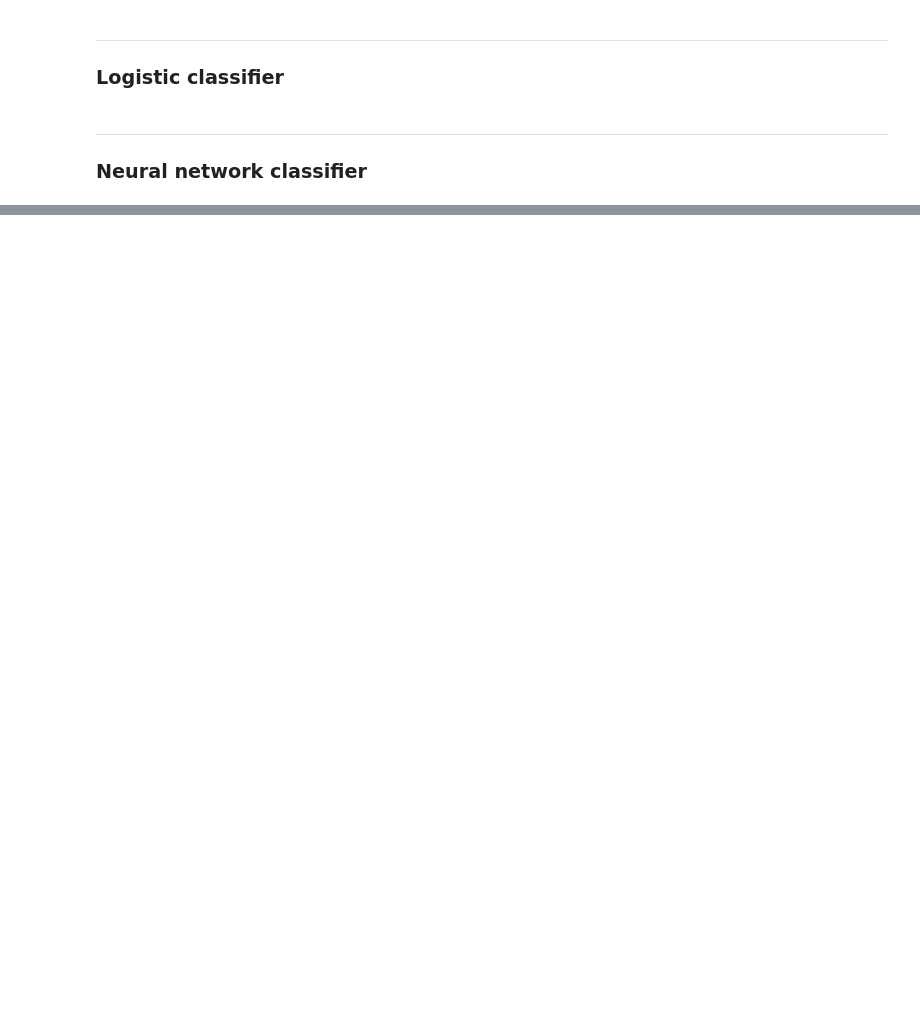
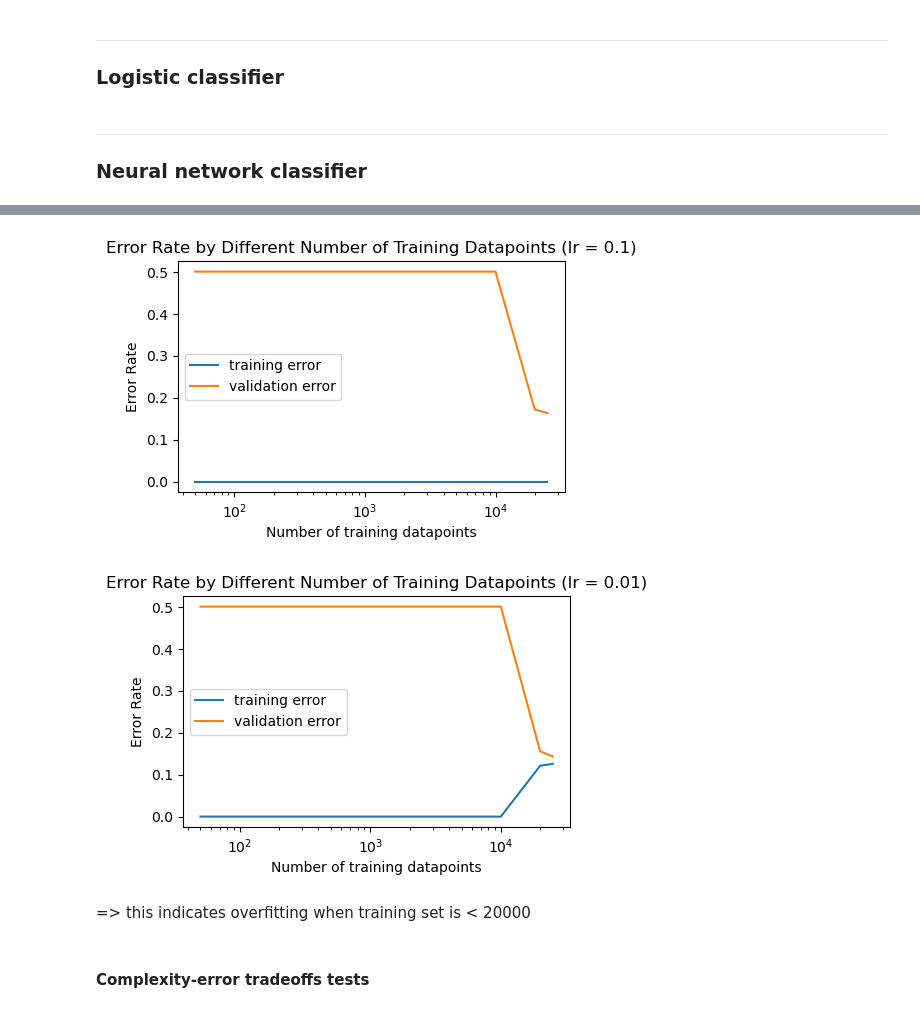
Before and after one commit to MiaNguyen912/cs178-IMDb-movie-reviews-classification--final-project-, a Jupyter notebook: IMDb_Movie_Reviews.ipynb, the cells around one changed output, grey strips where cells are left out. Cells and saved outputs as stored; diff of their text form; code cells hidden in the pictures; blank space fills up the shorter version.

```diff
--- a/IMDb_Movie_Reviews.ipynb
+++ b/IMDb_Movie_Reviews.ipynb
@@ -329,0 +399,48 @@ plt.show()
+# %%
+def errors_for_train_sizes_mlp(X_tr: np.array, y_tr: np.array, X_te: np.array, y_te: np.array, seed: int, train_sizes: list[int], learning_rate: str = 'constant', learning_rate_init: float = 0.1, hidden_layer_sizes: tuple = (64,), activation: str = 'relu', solver: str = 'sgd') -> tuple[list, list, list, list]:
+    # append error rates to the following lists
+    tr_err_mlp = [] # training error rates for MLP
+    te_err_mlp = [] # testing error rates for MLP
+    # mlp_classifier = MLPClassifier(hidden_layer_sizes=(64,), activation='relu', solver='sgd', batch_size=256, learning_rate_init=learning_rate,random_state=seed)
+    mlp_classifier = MLPClassifier(hidden_layer_sizes=hidden_layer_sizes, activation=activation, solver=solver, batch_size=256, learning_rate_init=learning_rate_init,random_state=seed, n_iter_no_change=100, max_iter=200)
+
+    for n_tr in train_sizes:
+        sub_X_tr = X_tr[:n_tr]
+        sub_y_tr = y_tr[:n_tr]
+        mlp_classifier.fit(sub_X_tr, sub_y_tr) # train model
+
+        tr_err_mlp.append(1 - mlp_classifier.score(sub_X_tr, sub_y_tr))  # training error (mlp_classifier.score() return accuracy score)
+        te_err_mlp.append(1 - mlp_classifier.score(X_te, y_te))      # testing error (which is actually the validation error)
+    return tr_err_mlp, te_err_mlp
+
+
+
+def plot_errors_for_train_sizes_mlp(tr_err_mlp: list, te_err_mlp: list, train_sizes: list[int], lr: float) -> None:
+    # Create a plot of the training error and testing error for both the logistic regression and MLP models
+    # as a function of the number of training data points.
+    # in your plot. Use a log-scale on the x-axis.
+    plt.figure(figsize=(5, 3))
+
+    # plot training/testing errors for mlp
+    plt.semilogx(train_sizes, tr_err_mlp, label='training error') # semilogx() scales x-axis logarithmically
+    plt.semilogx(train_sizes, te_err_mlp, label='validation error')
+
+    plt.xlabel('Number of training datapoints')
+    plt.ylabel('Error Rate')
+    plt.legend() # adding legend
+    plt.title('Error Rate by Different Number of Training Datapoints (lr = ' + str(lr) + ')')
+    plt.show()
+# %%
+train_sizes = [50, 500, 2000, 5000, 10000, 20000, 25000]
+tr_err_mlp, te_err_mlp = errors_for_train_sizes_mlp(X_train_vectorized, y_train, X_val_vectorized, y_val, seed, train_sizes, learning_rate_init=0.1, hidden_layer_sizes=(64,), activation='relu', solver='sgd')
+plot_errors_for_train_sizes_mlp(tr_err_mlp, te_err_mlp, train_sizes, 0.1)
+
+tr_err_mlp, te_err_mlp = errors_for_train_sizes_mlp(X_train_vectorized, y_train, X_val_vectorized, y_val, seed, train_sizes, learning_rate_init=0.01, hidden_layer_sizes=(64,), activation='relu', solver='sgd')
+plot_errors_for_train_sizes_mlp(tr_err_mlp, te_err_mlp, train_sizes, 0.01)
+# %% [output]
+[figure, added]
+[figure, added]
+# %% [markdown]
+=> this indicates overfitting when training set is < 20000
+# %% [markdown]
+#### Complexity-error tradeoffs tests
```
Also changed, not shown: parts of 22 cells of this notebook, 1 other file.
